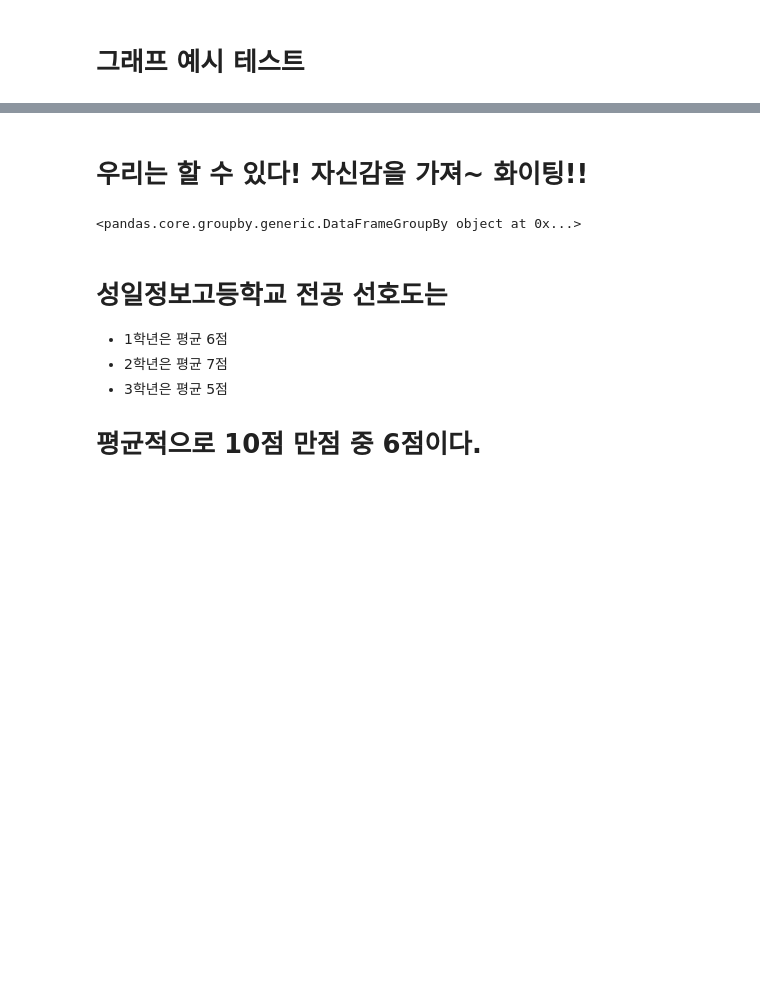
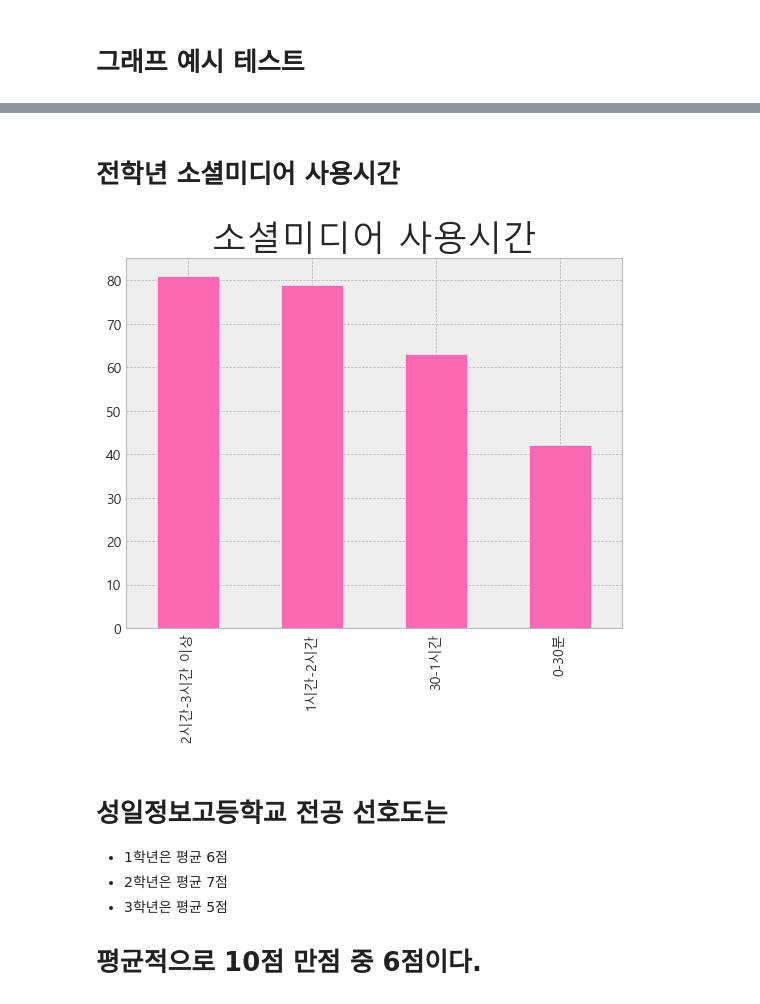
Before and after one commit to minseok06/PPP, a Jupyter notebook: 실전 준비_민친.ipynb, the cells around one changed output, grey strips where cells are left out. Saved outputs shown, nothing was run; the diff lists cells and outputs as text; code cells hidden in the pictures; blank space fills up the shorter version.

```diff
--- a/실전 준비_민친.ipynb
+++ b/실전 준비_민친.ipynb
@@ -113,9 +114,11 @@ plt.show()
 # %% [markdown]
-# 우리는 할 수 있다! 자신감을 가져~ 화이팅!!
+# 전학년 소셜미디어 사용시간
 # %%
-SHD.groupby('소셜미디어 사용시간')
+SHD['소셜미디어 사용시간'].value_counts().plot(kind='bar', color='hotpink')
+plt.title('소셜미디어 사용시간', fontsize=25) # 제목 텍스트 크기
+plt.show()
 # %% [output]
-<pandas.core.groupby.generic.DataFrameGroupBy object at 0x...>
+[figure, added]
 # %% [markdown]
 # 성일정보고등학교 전공 선호도는
 - 1학년은 평균 6점
```
Also changed, not shown: parts of 22 cells of this notebook, 1 other file.
